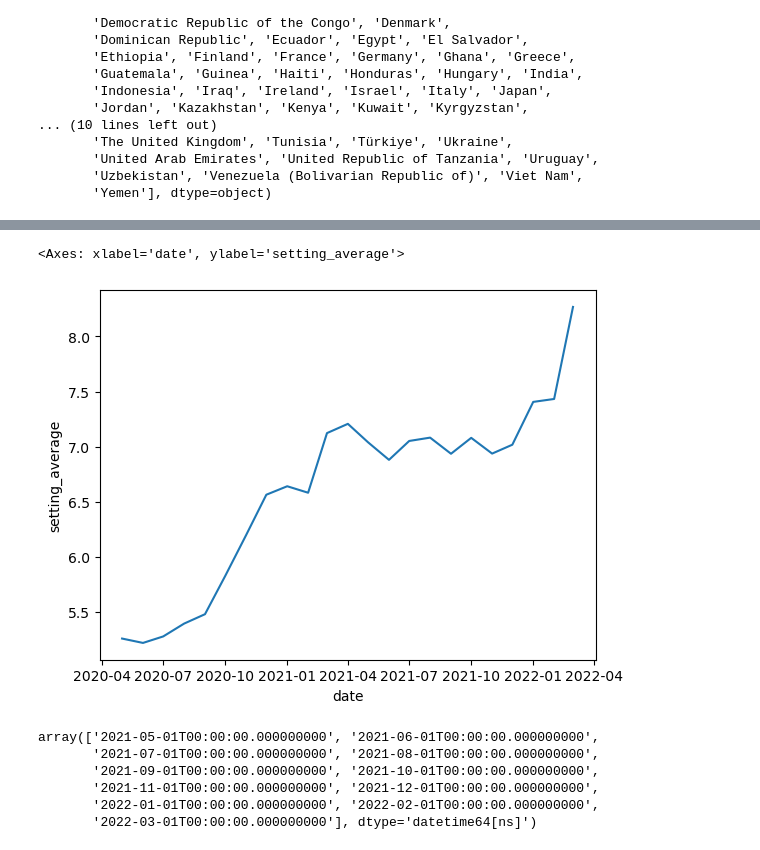
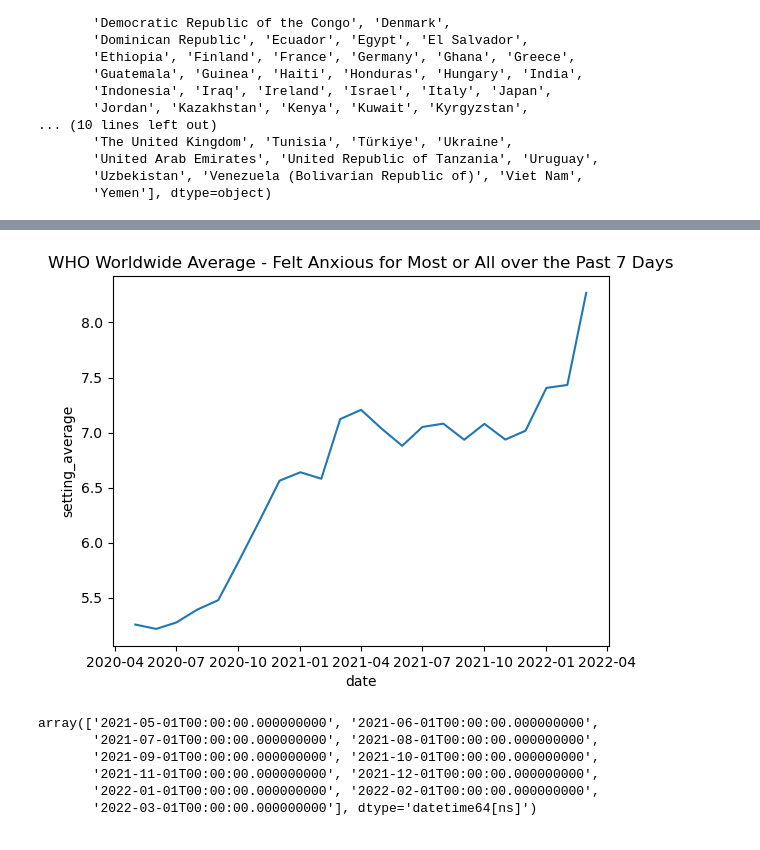
Before and after one commit to macs30122-winter25/final-project-raam, a Jupyter notebook: who_eda.ipynb, the cells around one changed output, grey strips where cells are left out. Saved outputs shown, nothing was run; the diff lists cells and outputs as text; code cells hidden in the pictures.

```diff
--- a/who_eda.ipynb
+++ b/who_eda.ipynb
@@ -110,12 +110,15 @@ df_groupby.mean()
 # %%
 sns.lineplot(data=df_groupby.mean(),
              x='date',
              y='setting_average',
              #errorbar=('ci',95)
 )
+
+plt.title('WHO Worldwide Average - Felt Anxious for Most or All over the Past 7 Days')
+
+plt.savefig('viz/who_basic.png')
 # %% [output]
-<Axes: xlabel='date', ylabel='setting_average'>
-[figure, old version]
+[figure, new version]
 # %%
 df_health_anxiety = df[df['indicator_name']=='Worry a great deal or a moderate amount about catching COVID-19 (%)']
 # %%
```
Also changed, not shown: 1 other file.
